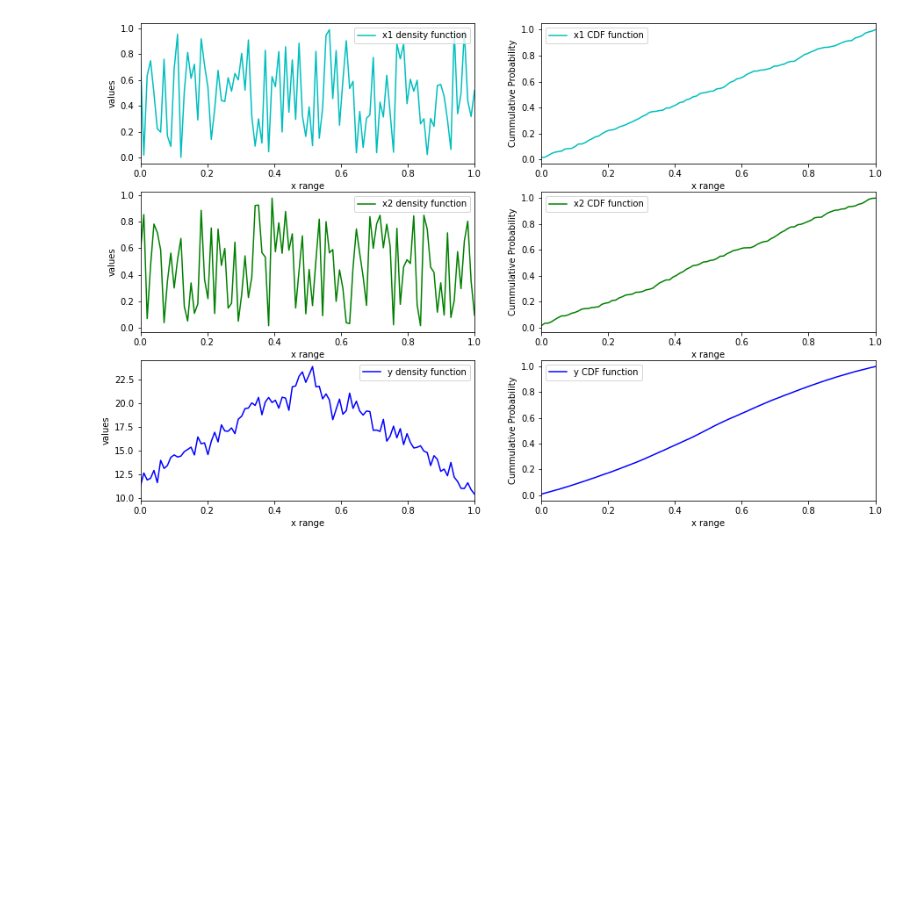
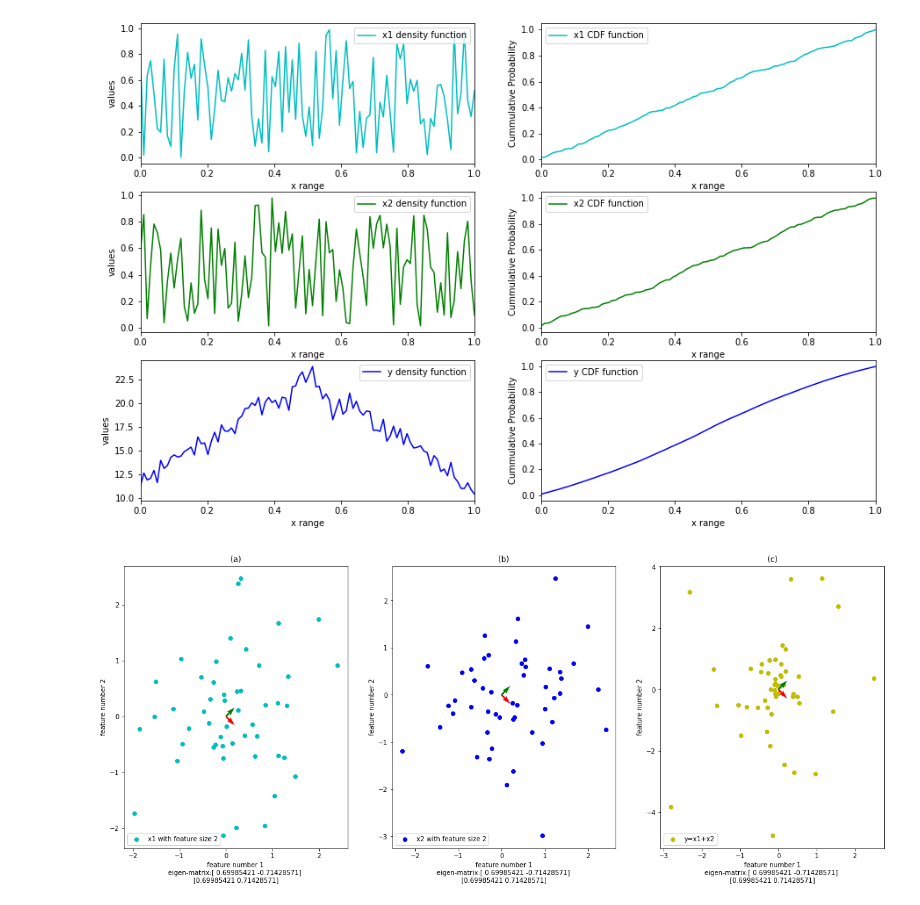
Before and after one commit to amindadgar/Pattern-Recognition, a Jupyter notebook: HW1.ipynb, the cells around one changed output. Saved outputs shown, nothing was run; the diff lists cells and outputs as text; code cells hidden in the pictures; blank space fills up the shorter version.

Commit message:
Question5 part2 implemented!

```diff
--- a/HW1.ipynb
+++ b/HW1.ipynb
@@ -390,3 +385,48 @@ plot_my_graph(axes[2][1], x=np.linspace(0,1, num=100),
 plt.show()
 # %% [output]
 [figure]
+# %%
+##################### Question 4 part b #####################
+
+## A normal distribution using feature size = 2
+mean = [0 ,0]
+cov = np.matrix('[1 0; 0 1]')
+
+np.random.seed(10)
+
+x1 = np.random.multivariate_normal(mean,cov,size=50)
+x2 = np.random.multivariate_normal(mean,cov,size=50)
+# %%
+## to calculate the convolution of x1 and x2 (multidiminsional variables)
+def multidimensional_convolve(x1, x2, mode):
+    assert len(x1) == len(x2)
+
+    ## start with an empty array
+    y = []
+    for i in range(0, len(x1)):
+        conv = np.convolve(x1[i], x2[i], mode= mode)
+        y.append(conv)
+
+    return y
+
+y = multidimensional_convolve(x1,x2, mode= 'same')
+y = np.array(y)
+# %%
+fig, axes = plt.subplots(1, 3, figsize=(21,8))
+
+plot_scatter(x1[:,0], x1[:,1], axes[0],
+              legend='x1 with feature size 2',
+              title='(a)')
+
+plot_scatter(x2[:,0], x2[:,1], axes[1],
+            legend='x2 with feature size 2',
+            title='(b)',
+            color='b')
+
+
+plot_scatter(y[:,0], y[:,1], axes[2],
+             legend='y=x1+x2',
+             title='(c)',
+             color='y')
+# %% [output]
+[figure, added]
```
Also changed, not shown: parts of 2 cells of this notebook.
